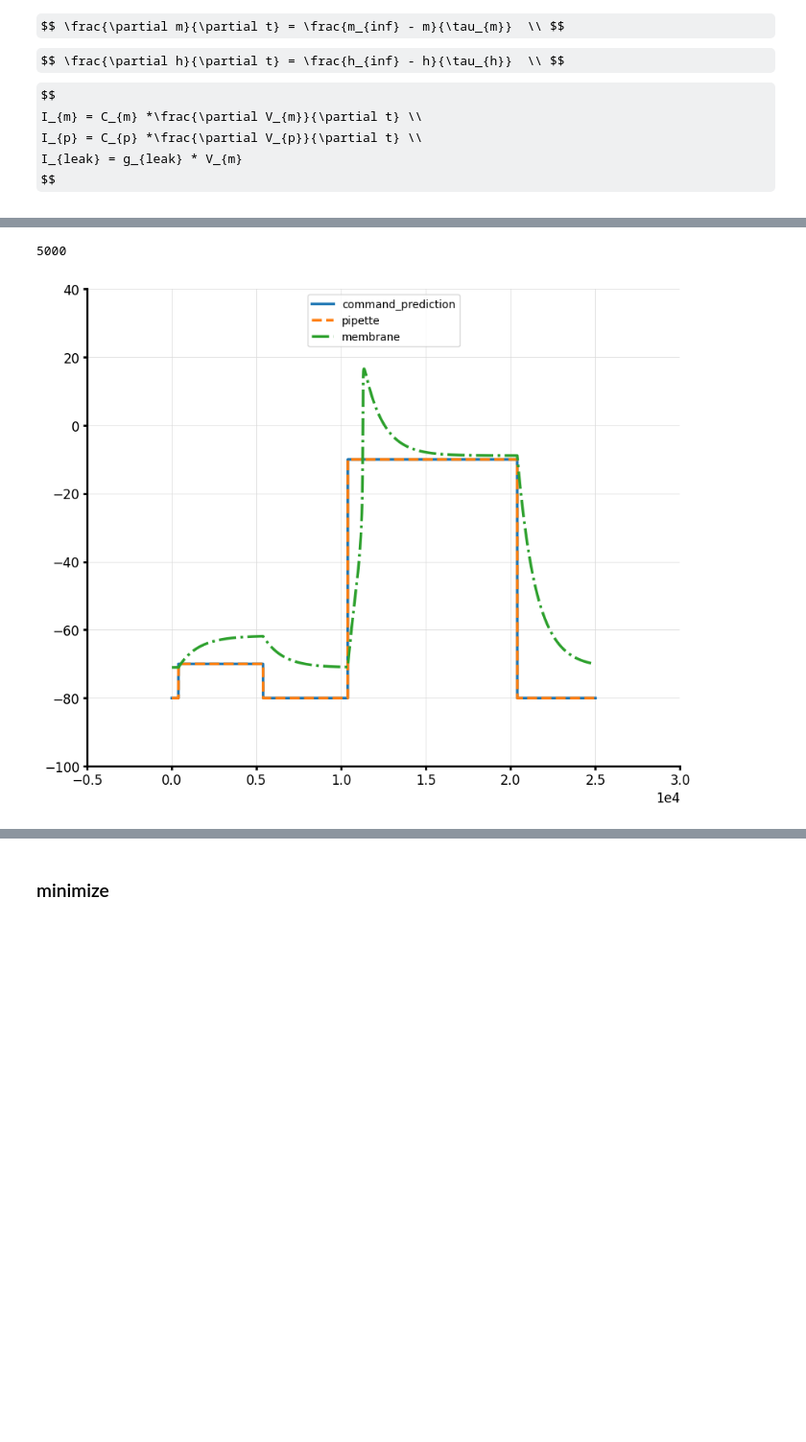
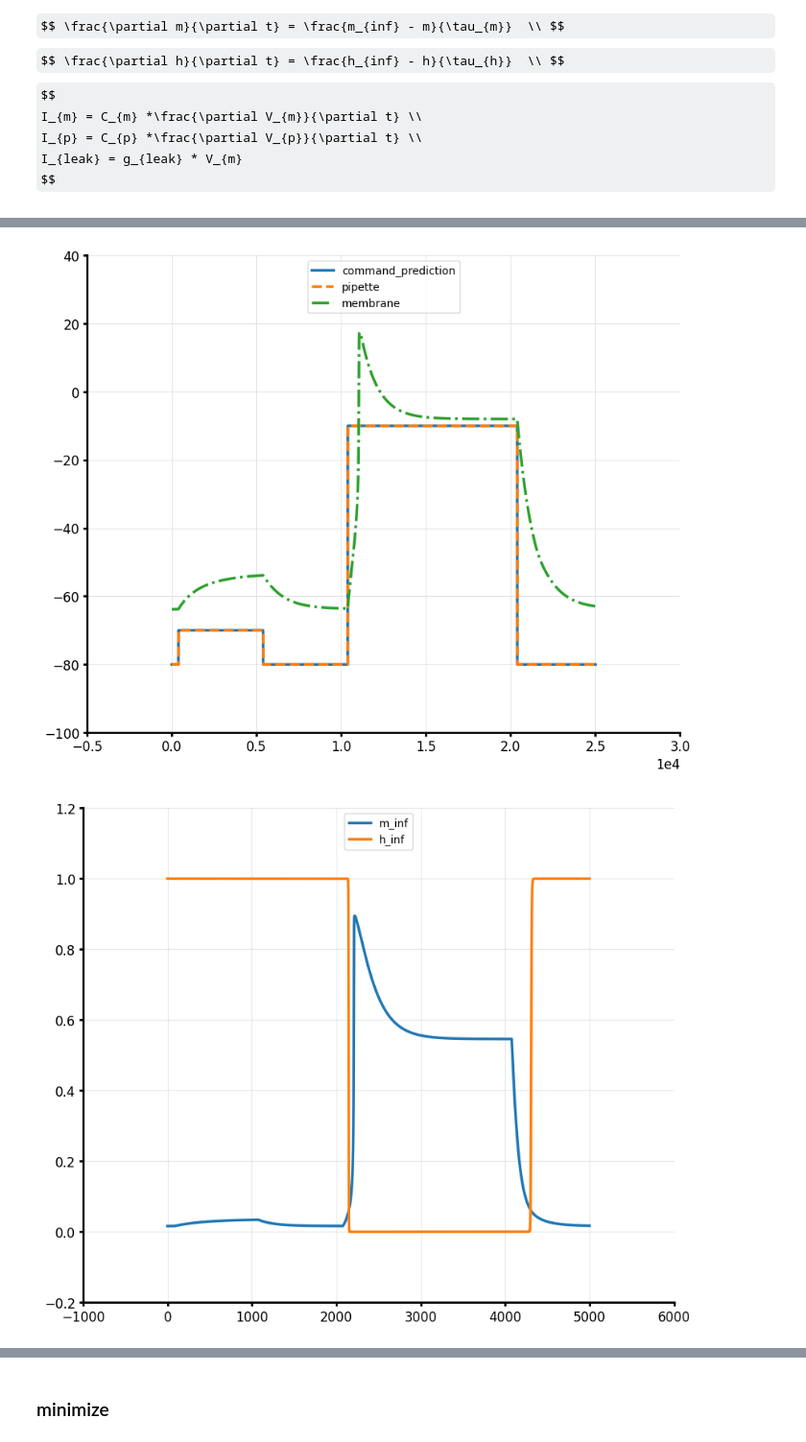
Before and after one commit to humanphysiologylab/INa_full_trace, a Jupyter notebook: notebooks/global_optimization.ipynb, the cells around one changed output, grey strips where cells are left out. Shown at 96% size. Drawn from its saved outputs; the diff is of its cells as text; code cells hidden in the pictures; some formulas as TeX source; blank space fills up the shorter version.

```diff
--- a/notebooks/global_optimization.ipynb
+++ b/notebooks/global_optimization.ipynb
@@ -346,11 +313,9 @@ p0 = np.array([6.00e-16, 5.00e-11,#C_p , C
                2.40e+10, 6.90e+01, 1.2e-01, 2.86e+03,#a0_m , b0_m , delta_m , s_m
                1.15e-01, 1.57e+03, 2.4e+01,  4.6e+01,#a0_h , b0_h , delta_h , s_h
                3.13e+03, 1.13e-04, 8.28e+00, 3.84e+01, 2.00e-02,#a0_j , b0_j , delta_j , s_j , tau_j_const
-               2.50e+08, 7.00e+04, 4.27e+03, 5.00e-01, #R , R_p , g_max , g_leak
+               2.50e+08, 7.00e+04, 4.27e+03, 1.00e+0,#R , R_p , g_max , g_leak
                1.04e+01, 4.64e+01, 1.30e+01, 2.80e-01,#v_half_m , v_half_h , k_m, k_h
-               0])#v_off
-
-
+               1, 1,0])#v_off, x_c_comp,x_r-Comp
 
 
 
@@ -359,34 +324,35 @@ if False:
                9.454e+03, 1.931e-02, 5.955e+00, 3.477e+01,#a0_m , b0_m , delta_m , s_m
                6.305e+03, 1.184e-02, 6.285e+00, 2.027e+01,#a0_h , b0_h , delta_h , s_h
                3.132e+02, 1.132e-04, 8.281e+00, 3.845e+01, 2.038e-03,#a0_j , b0_j , delta_j , s_j , tau_j_const
-               5.000e+07, 5.000e+05, 5.000e+02, 5.000e-00, #R , R_p , g_max , g_leak
+               5.000e+07, 5.000e+05, 5.000e+02, 5.000e+4, #R , R_p , g_max , g_leak
                2.000e+01, 5.300e+01, 5.000e+00, 6.600e-01,#v_half_m , v_half_h , k_m, k_h
                5.000e-01])#v_off
 
 
 #x_true_log = np.log(p0)
 x_true_log = np.concatenate((np.log(p0[:-1]),p0[-1:]))
 #print(len(x_true_log))
 
 #t = np.load('../data/time.npy')
 
 v_list = v_all#np.array([-80, -80, -70, -80, -10, -80])
 k_list = k_all#np.array([77, 1077, 2077, 4077])
 dt = t[1] - t[0]
 
 kwargs = dict(v_list = v_list_1,
               k_list = k_list_1,
               t = t_step,
               log_scale = True,
               graph = True)#,
               #sample_weights = sample_weight)
 
 data = calculate_I_out(x_true_log, kwargs)
 
 #print(p0)
 #print(data)
 #plt.plot(data)
-len(data)
+#np.save('data', data)
+#plt.plot(np.load('data.npy'))
 # %% [output]
-5000
-[figure, old version]
+[figure, new version]
+[figure, added]
```
Also changed, not shown: parts of 12 cells of this notebook, 2 other files.
